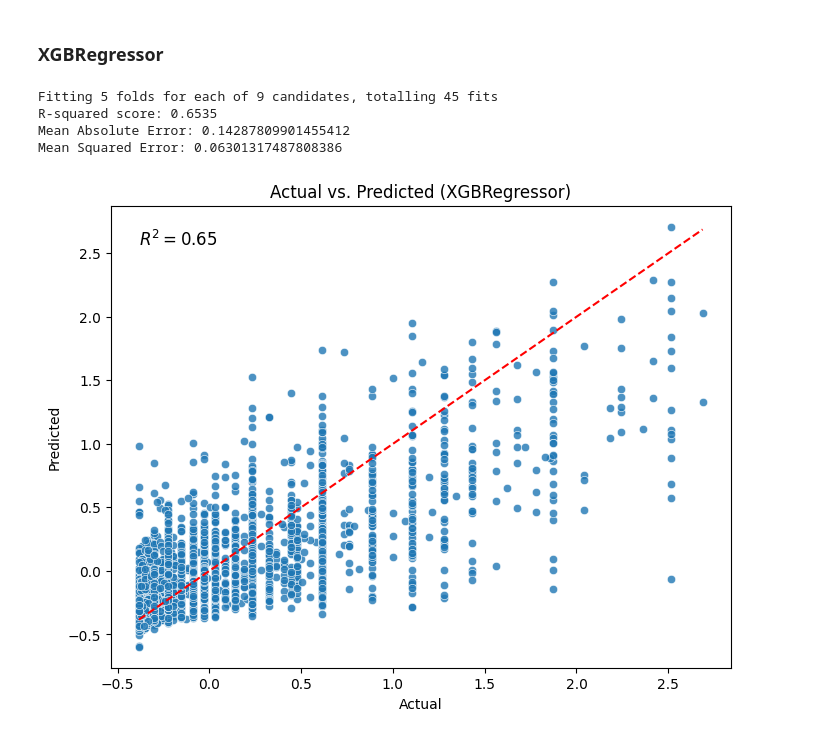
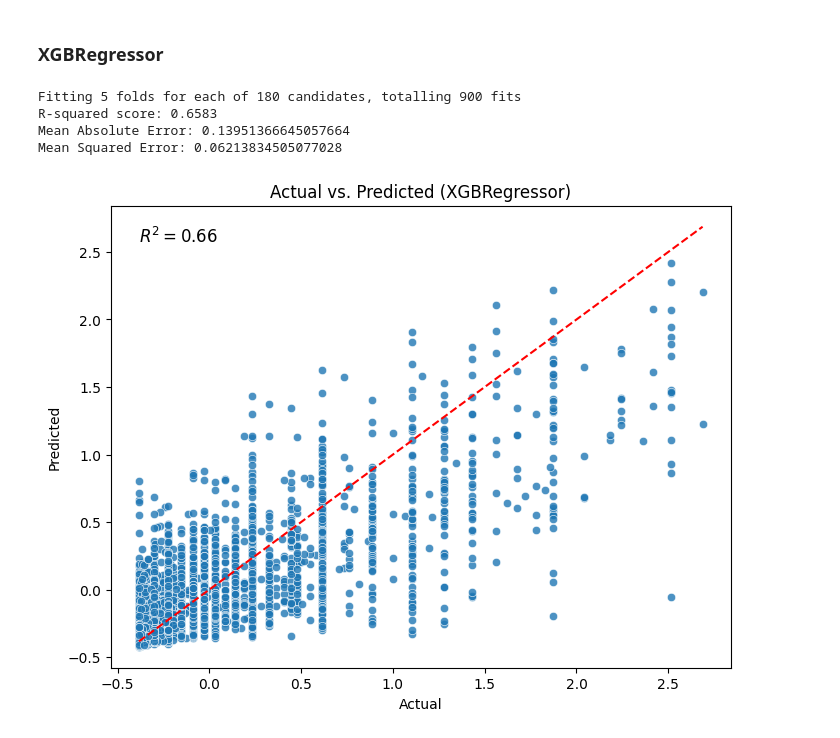
Before and after one commit to mauriliotbs/torontofireincidents, a Jupyter notebook: src/modeling/main_nopipeline.ipynb, the cells around one changed output. Drawn from its saved outputs; the diff is of its cells as text; code cells hidden in the pictures.

Commit message:
improved XGBRegressor r2 score to 0.66

```diff
--- a/src/modeling/main_nopipeline.ipynb
+++ b/src/modeling/main_nopipeline.ipynb
@@ -482,38 +482,45 @@ Intercept: -0.51930000625453
 # %%
 import multiprocessing
 import xgboost as xgb
 
 # Initialize XGBRegressor
-xgb_model = xgb.XGBRegressor(
-    n_jobs=multiprocessing.cpu_count() // 2, tree_method="hist"
+xgb_model = xgb.XGBRegressor(objective='reg:squarederror',
+    n_jobs=-1, tree_method="hist"
 )
 
-# Cross validate model
+# XGB Hyperparamters hav been tuned using this CV param grid.
+# Not including parameters 'subsample' or 'colsample_bytree' due to resource usage.
+param_grid = {"max_depth": [2, 4, 6],
+              "n_estimators": [50, 100, 200],
+              'gamma': [0, 0.1, 0.2, 0.3, 0.4],
+              'learning_rate': [0.05, 0.1, 0.2, 0.3]}
+
+# Cross validate model. Find the best hyperparamters using the grid above
 xgb_cv = GridSearchCV(
-    xgb_model,
-    {"max_depth": [2, 4, 6], "n_estimators": [50, 100, 200]},
+    estimator=xgb_model,
+    param_grid=param_grid,
     verbose=1,
-    n_jobs=2,
+    n_jobs=2
 )
 
 # fit model
 xgb_cv.fit(X_train, y_train)
 
 # Predict on the test data
 xgb_y_pred = xgb_cv.predict(X_test)
 
 
 xgb_r2 = r2_score(y_test, xgb_y_pred)
 xgb_mae = mean_absolute_error(y_test, xgb_y_pred)
 xgb_mse = mean_squared_error(y_test, xgb_y_pred)
 
 print(f"R-squared score: {xgb_r2:.4f}")
 print(f"Mean Absolute Error: {xgb_mae}")
 print(f"Mean Squared Error: {xgb_mse}")
 plotRegression(xgb_y_pred, xgb_r2, 'XGBRegressor')
 # %% [output]
-Fitting 5 folds for each of 9 candidates, totalling 45 fits
-R-squared score: 0.6535
-Mean Absolute Error: 0.14287809901455412
-Mean Squared Error: 0.06301317487808386
+Fitting 5 folds for each of 180 candidates, totalling 900 fits
+R-squared score: 0.6583
+Mean Absolute Error: 0.13951366645057664
+Mean Squared Error: 0.06213834505077028
-[figure, old version]
+[figure, new version]
```
Also changed, not shown: 1 other file.
